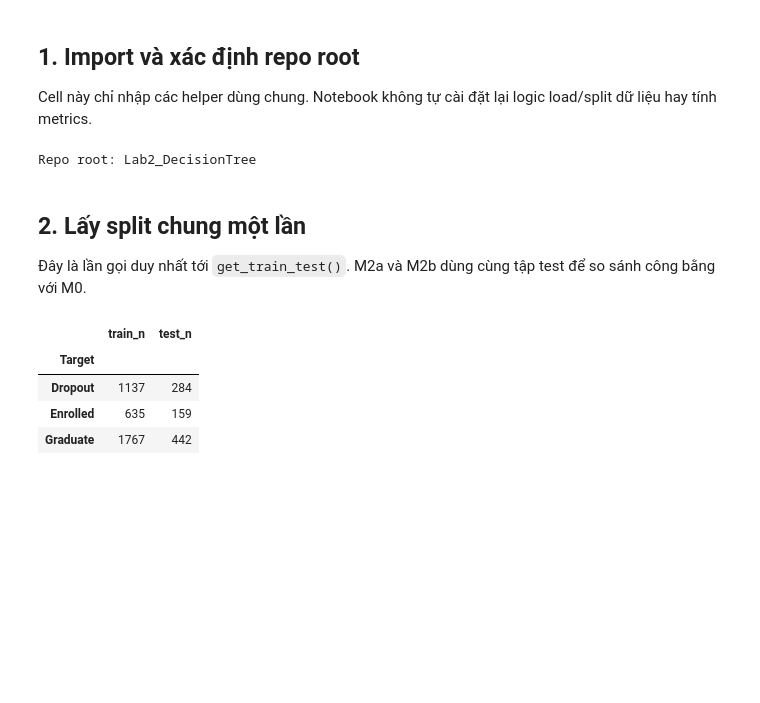
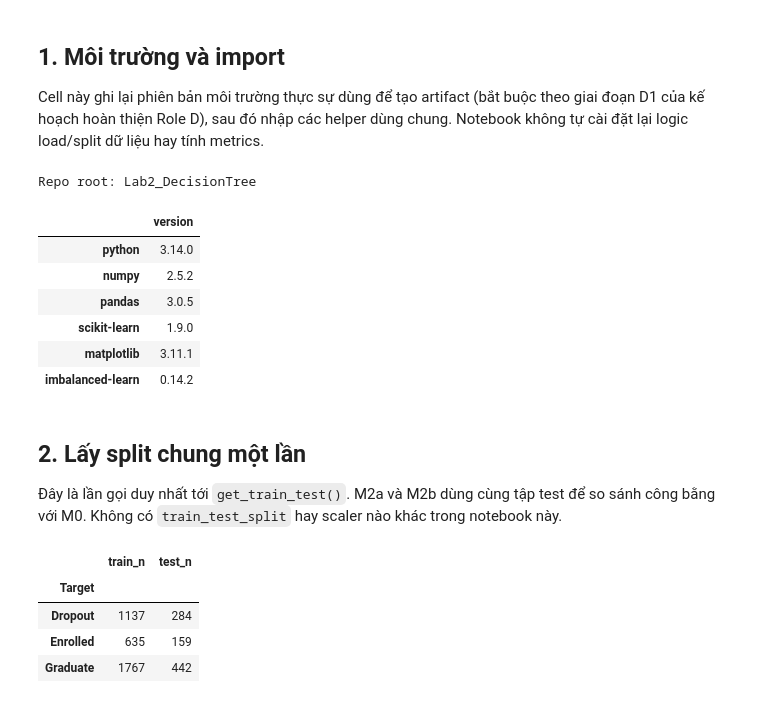
Before and after one commit to thphuc06/Lab2_DecisionTree, a Jupyter notebook: notebooks/04_improve_imbalance.ipynb, the cells around one changed output. Cells and saved outputs as stored; diff of their text form; code cells hidden in the pictures; blank space fills up the shorter version.

```diff
--- a/notebooks/04_improve_imbalance.ipynb
+++ b/notebooks/04_improve_imbalance.ipynb
@@ -5,7 +9,7 @@ Mục tiêu: kiểm tra liệu hai cách xử lý mất cân bằng lớp có c
 # %% [markdown]
-## 1. Import và xác định repo root
+## 1. Môi trường và import
 
-Cell này chỉ nhập các helper dùng chung. Notebook không tự cài đặt lại logic load/split dữ liệu hay tính metrics.
+Cell này ghi lại phiên bản môi trường thực sự dùng để tạo artifact (bắt buộc theo giai đoạn D1 của kế hoạch hoàn thiện Role D), sau đó nhập các helper dùng chung. Notebook không tự cài đặt lại logic load/split dữ liệu hay tính metrics.
 # %%
 %matplotlib inline
 
@@ -42,10 +46,33 @@ CLASS_ORDER = ["Dropout", "Enrolled", "Graduate"]
 print(f"Repo root: {REPO_ROOT.name}")
 # %% [output]
 Repo root: Lab2_DecisionTree
+# %%
+# Ghi lại phiên bản môi trường đã tạo ra artifact canonical (giai đoạn D1).
+# QUAN TRỌNG: chép output của cell này vào progress/D.md sau khi chạy thật —
+# đây là bằng chứng "một máy khác có thể tái lập đúng version" mà kế hoạch yêu cầu.
+import numpy, sklearn, matplotlib, imblearn
+
+ENV_VERSIONS = {
+    "python": sys.version.split()[0],
+    "numpy": numpy.__version__,
+    "pandas": pd.__version__,
+    "scikit-learn": sklearn.__version__,
+    "matplotlib": matplotlib.__version__,
+    "imbalanced-learn": imblearn.__version__,
+}
+display(pd.Series(ENV_VERSIONS, name="version").to_frame())
+# %% [output]
+|  | version |
+| python | 3.14.0 |
+| numpy | 2.5.2 |
+| pandas | 3.0.5 |
+| scikit-learn | 1.9.0 |
+| matplotlib | 3.11.1 |
+| imbalanced-learn | 0.14.2 |
 # %% [markdown]
 ## 2. Lấy split chung một lần
 
-Đây là lần gọi duy nhất tới `get_train_test()`. M2a và M2b dùng cùng tập test để so sánh công bằng với M0.
+Đây là lần gọi duy nhất tới `get_train_test()`. M2a và M2b dùng cùng tập test để so sánh công bằng với M0. Không có `train_test_split` hay scaler nào khác trong notebook này.
 # %%
 X_train, X_test, y_train, y_test = get_train_test()
 
```
Also changed, not shown: parts of 17 cells of this notebook, 7 other files.
